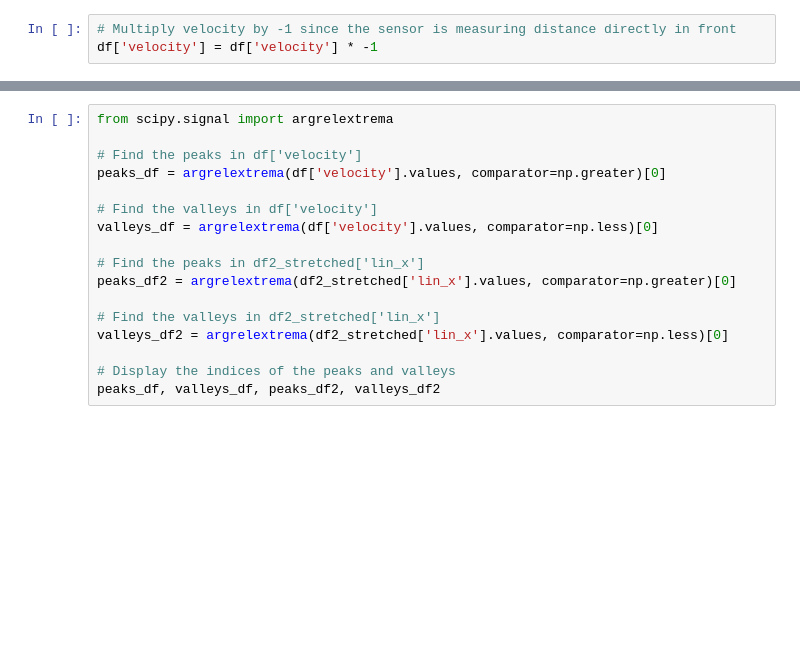
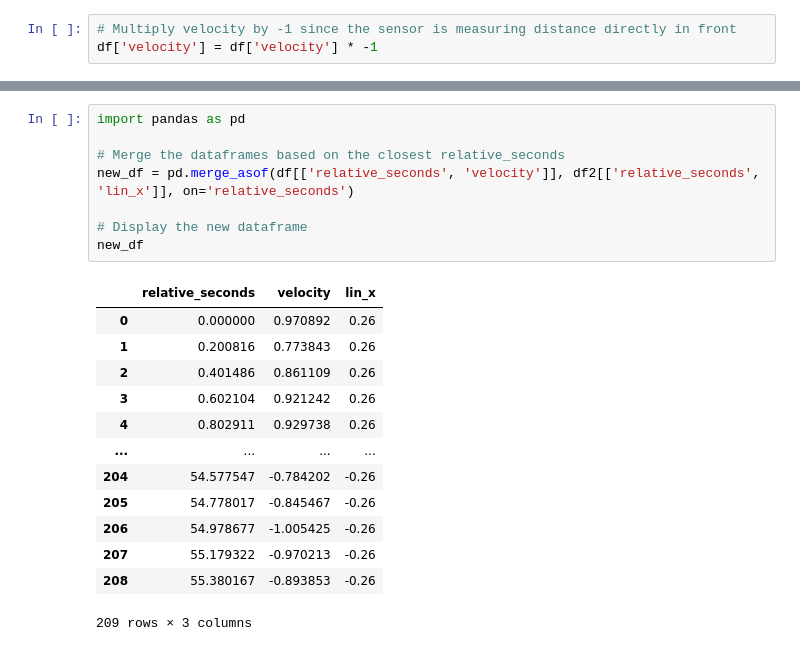
Before and after one commit to mattwilliamson/deepdrive, a Jupyter notebook: src/deepdrive_hardware/notebooks/max_speed.ipynb, the cells around one changed output, grey strips where cells are left out. Cells and saved outputs as stored; diff of their text form; blank space fills up the shorter version.

```diff
--- a/src/deepdrive_hardware/notebooks/max_speed.ipynb
+++ b/src/deepdrive_hardware/notebooks/max_speed.ipynb
@@ -157,17 +130,22 @@ Collecting scipy
-# %%
-from scipy.signal import argrelextrema
-
-# Find the peaks in df['velocity']
-peaks_df = argrelextrema(df['velocity'].values, comparator=np.greater)[0]
-
-# Find the valleys in df['velocity']
-valleys_df = argrelextrema(df['velocity'].values, comparator=np.less)[0]
-
-# Find the peaks in df2_stretched['lin_x']
-peaks_df2 = argrelextrema(df2_stretched['lin_x'].values, comparator=np.greater)[0]
-
-# Find the valleys in df2_stretched['lin_x']
-valleys_df2 = argrelextrema(df2_stretched['lin_x'].values, comparator=np.less)[0]
-
-# Display the indices of the peaks and valleys
-peaks_df, valleys_df, peaks_df2, valleys_df2
+# %%
+import pandas as pd
+
+# Merge the dataframes based on the closest relative_seconds
+new_df = pd.merge_asof(df[['relative_seconds', 'velocity']], df2[['relative_seconds', 'lin_x']], on='relative_seconds')
+
+# Display the new dataframe
+new_df
+# %% [output]
+|  | relative_seconds | velocity | lin_x |
+| 0 | 0.000000 | 0.970892 | 0.26 |
+| 1 | 0.200816 | 0.773843 | 0.26 |
+| 2 | 0.401486 | 0.861109 | 0.26 |
+| 3 | 0.602104 | 0.921242 | 0.26 |
+| 4 | 0.802911 | 0.929738 | 0.26 |
+| ... | ... | ... | ... |
+| 204 | 54.577547 | -0.784202 | -0.26 |
+| 205 | 54.778017 | -0.845467 | -0.26 |
+| 206 | 54.978677 | -1.005425 | -0.26 |
+| 207 | 55.179322 | -0.970213 | -0.26 |
+| 208 | 55.380167 | -0.893853 | -0.26 |
+209 rows × 3 columns
```
Also changed, not shown: parts of 12 cells of this notebook, 3 other files.
